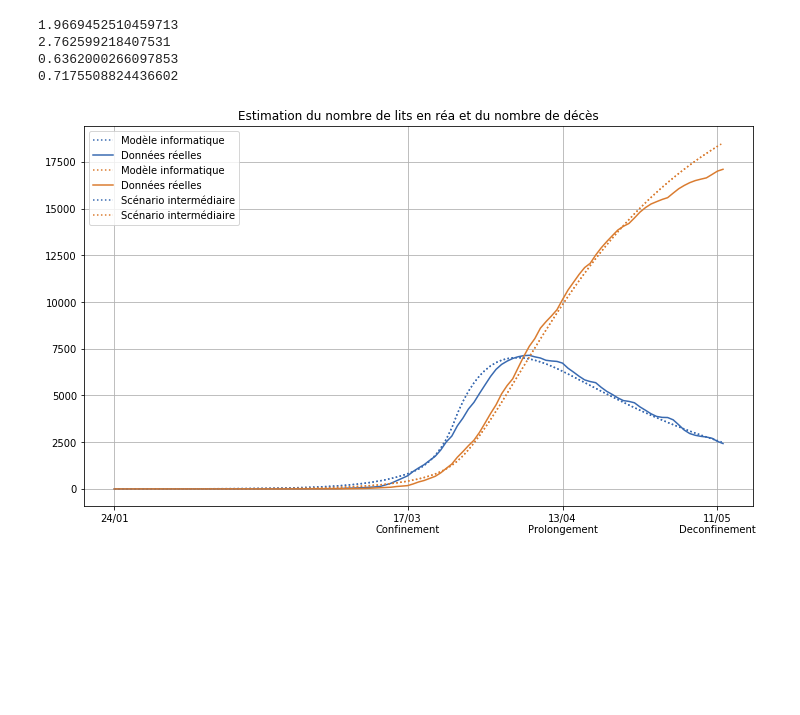
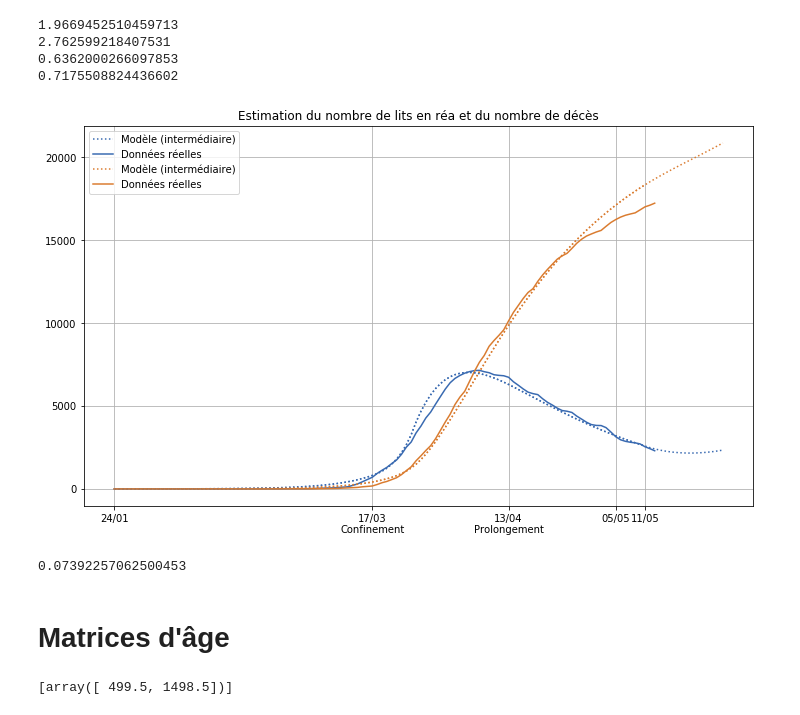
Before and after one commit to cristal-smac/covid, a Jupyter notebook: covid_simplifie.ipynb, the cells around one changed output. Drawn from its saved outputs; the diff is of its cells as text; code cells hidden in the pictures; blank space fills up the shorter version.

Commit message:
Matrices d'age

```diff
--- a/covid_simplifie.ipynb
+++ b/covid_simplifie.ipynb
@@ -123,22 +123,27 @@ SIGRM_increment(S, I, G, R, M, liste_taux, tauxRemis, tauxGraves, tauxRemisGrave
 # %%
 fig, ax = plt.subplots(figsize=(12,7))
 
-plt.plot(np.array(G)*67000000, label="Modèle informatique", color=couleur_a, linestyle=':')
+plt.plot(np.array(G)*67000000, label="Modèle (intermédiaire)", color=couleur_a, linestyle=':')
 plt.plot(data_objectif[2]*67000000, label="Données réelles", color=couleur_a)
-plt.plot(np.array(M)*67000000, label="Modèle informatique", color=couleur_b, linestyle=':')
+plt.plot(np.array(M)*67000000, label="Modèle (intermédiaire)", color=couleur_b, linestyle=':')
 plt.plot(data_objectif[4]*67000000, label="Données réelles", color=couleur_b)
 
 # Après confinement
-scenario([taux_intermediaire]*(aujourdhui - deconfinement), "G",
-         color=couleur_a, label="Scénario intermédiaire", linestyle=':')
-scenario([taux_intermediaire]*(aujourdhui - deconfinement), "M", color=couleur_b,
-         label="Scénario intermédiaire", linestyle=':')
+scenario([taux_intermediaire]*(aujourdhui - deconfinement+14), "G",
+         color=couleur_a, linestyle=':')
+scenario([taux_intermediaire]*(aujourdhui - deconfinement+14), "M", color=couleur_b, linestyle=':')
 
-plt.xticks([0, avant_confinement, prolongement, deconfinement],
-           ('24/01', '17/03\nConfinement', '13/04\nProlongement', '11/05\nDeconfinement'), rotation=0)
+plt.xticks([0, avant_confinement, prolongement, data_nat.loc[:'2020-05-05'].shape[0], deconfinement],
+           ('24/01', '17/03\nConfinement', '13/04\nProlongement', '05/05', '11/05'), rotation=0)
 
 plt.title("Estimation du nombre de lits en réa et du nombre de décès")
 plt.legend()
 plt.grid()
 # %% [output]
-[figure, old version]
+[figure, new version]
+# %%
+(R[-1] + I[-1] + G[-1] + M[-1]) *100
+# %% [output]
+0.07392257062500453
+# %% [markdown]
+# Matrices d'âge
@@ -144,0 +193,4 @@ plt.grid()
+# %%
+S
+# %% [output]
+[array([ 499.5, 1498.5])]
```
Also changed, not shown: parts of 12 cells of this notebook.
